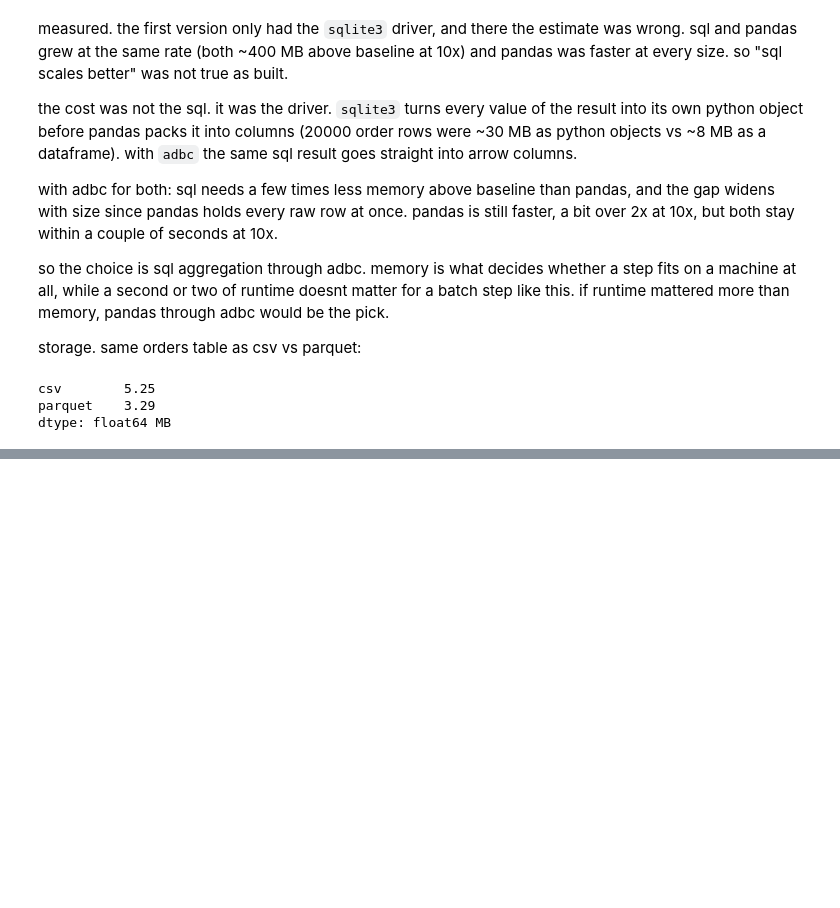
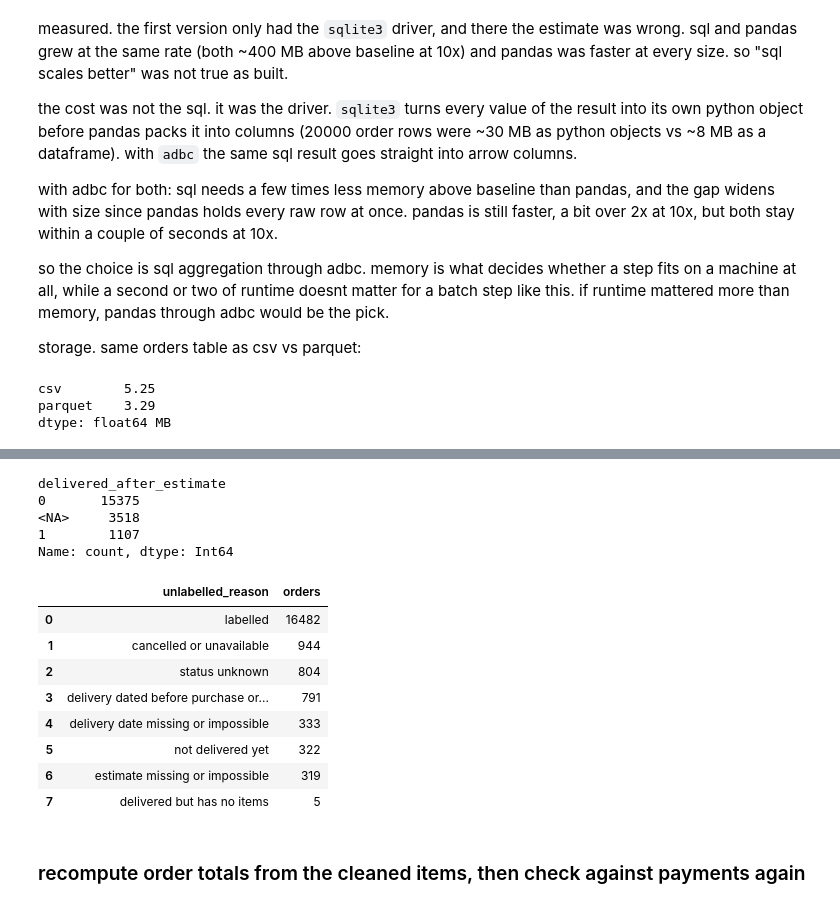
Before and after one commit to 11NOel11/eng2040-assignment1, a Jupyter notebook: pipeline.ipynb, the cells around one changed output, grey strips where cells are left out. Saved outputs shown, nothing was run; the diff lists cells and outputs as text; code cells hidden in the pictures; blank space fills up the shorter version.

```diff
--- a/pipeline.ipynb
+++ b/pipeline.ipynb
@@ -333,0 +532,41 @@ dtype: float64 MB
+# %%
+dl, ap, pu, es = o.order_delivered_customer_date, o.order_approved_at, o.order_purchase_timestamp, o.order_estimated_delivery_date
+s = o.order_status
+rules = [
+    (s.isin(["canceled", "unavailable"]), "cancelled or unavailable"),
+    (s.isin(["shipped", "invoiced", "processing", "created", "approved"]), "not delivered yet"),
+    (s == "not_reported", "status unknown"),
+    (o.n_items == 0, "delivered but has no items"),
+    (dl.isna(), "delivery date missing or impossible"),
+    ((dl < ap) | (dl < pu), "delivery dated before purchase or approval"),
+    (es.isna(), "estimate missing or impossible"),
+    (es < ap, "estimate dated before approval"),
+]
+reason = pd.Series(pd.NA, index=o.index, dtype="string[pyarrow]")
+for m, r in rules:
+    reason = reason.mask(reason.isna() & m.fillna(False).astype(bool), r)
+o["unlabelled_reason"] = reason
+o["days_late"] = (dl.dt.normalize() - es.dt.normalize()).dt.days.where(reason.isna())
+o["delivered_after_estimate"] = (o.days_late > 0).astype("Int8").where(reason.isna())
+
+accounting = o.unlabelled_reason.fillna("labelled").value_counts().rename("orders").reset_index()
+assert accounting.orders.sum() == len(o) == 20000
+print(o.delivered_after_estimate.value_counts(dropna=False))
+accounting
+# %% [output]
+delivered_after_estimate
+0       15375
+<NA>     3518
+1        1107
+Name: count, dtype: Int64
+|  | unlabelled_reason | orders |
+| 0 | labelled | 16482 |
+| 1 | cancelled or unavailable | 944 |
+| 2 | status unknown | 804 |
+| 3 | delivery dated before purchase or... | 791 |
+| 4 | delivery date missing or impossible | 333 |
+| 5 | not delivered yet | 322 |
+| 6 | estimate missing or impossible | 319 |
+| 7 | delivered but has no items | 5 |
+# %% [markdown]
+### recompute order totals from the cleaned items, then check against payments again
```
Also changed, not shown: parts of 15 cells of this notebook, 1 other file.
